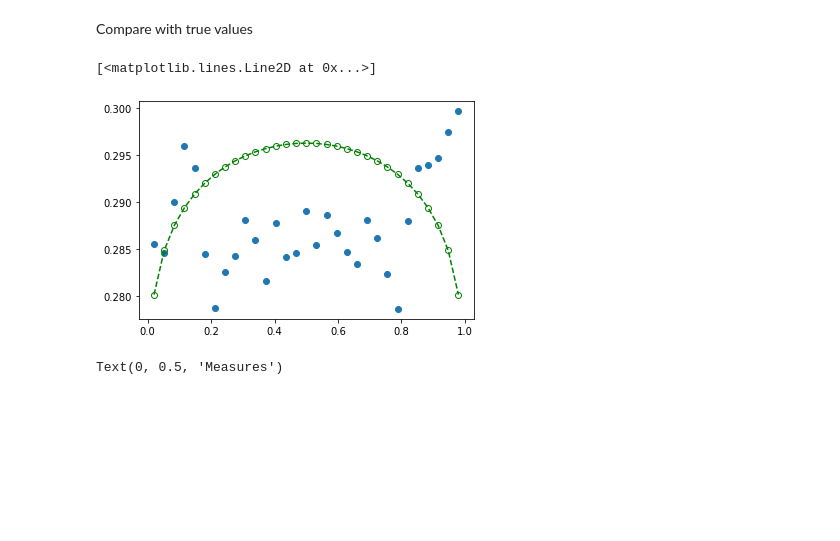
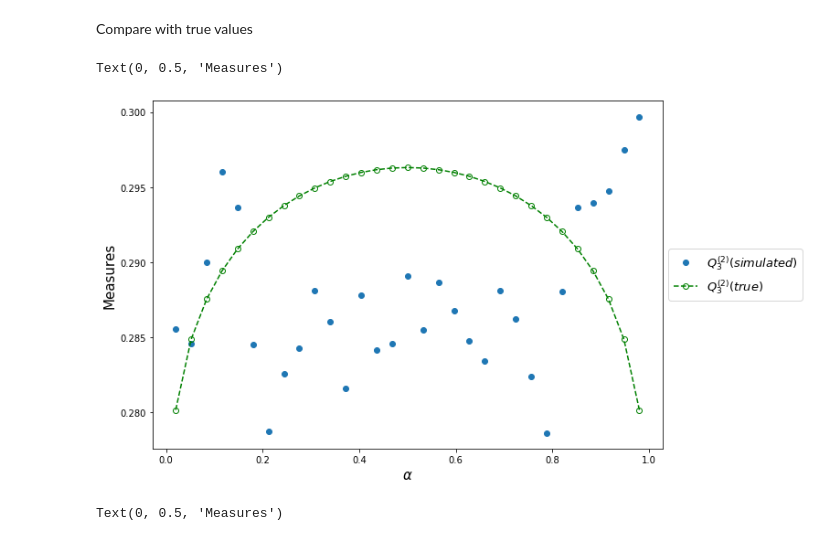
Before and after one commit to Yuleii/quantile-sensitivity-measures, a Jupyter notebook: quantile_based_global_sensitivity_measures.ipynb, the cells around one changed output. Saved outputs shown, nothing was run; the diff lists cells and outputs as text; code cells hidden in the pictures; blank space fills up the shorter version.

Commit message:
Change plot notations.

```diff
--- a/quantile_based_global_sensitivity_measures.ipynb
+++ b/quantile_based_global_sensitivity_measures.ipynb
@@ -326,15 +326,18 @@ for i in range(n_params):
 Compare with true values
 # %%
 # comapre with true value of nomalized_q2_alp for i=3
-%matplotlib inline
-plt.figure()
+plt.figure(figsize=(10,7))
 # plot simulation results as dots:
-plt.plot(alp, nomalized_q2_alp[2], 'o')
+plt.plot(alp, nomalized_q2_alp[2], 'o', label=r'$Q_3^{(2)}(simulated)$')
 # and plot the true result as a line:
-plt.plot(alp, Q_2[:, 2], 'go--',label=r'$Q_2^{(3)}$', markerfacecolor='none')
+plt.plot(alp, Q_2[:, 2], 'go--',label=r'$Q_3^{(2)}(true)$', markerfacecolor='none')
+
+plt.legend(loc='center left', bbox_to_anchor=(1, 0.5), fontsize=13)
+plt.xlabel(r"$\alpha$", fontsize=15)
+plt.ylabel("Measures", fontsize=15)
 # %% [output]
-[<matplotlib.lines.Line2D at 0x...>]
+Text(0, 0.5, 'Measures')
-[figure, old version]
+[figure, new version]
 # %%
 plt.figure(figsize=(10,7))
 
```
Also changed, not shown: parts of 7 cells of this notebook.
